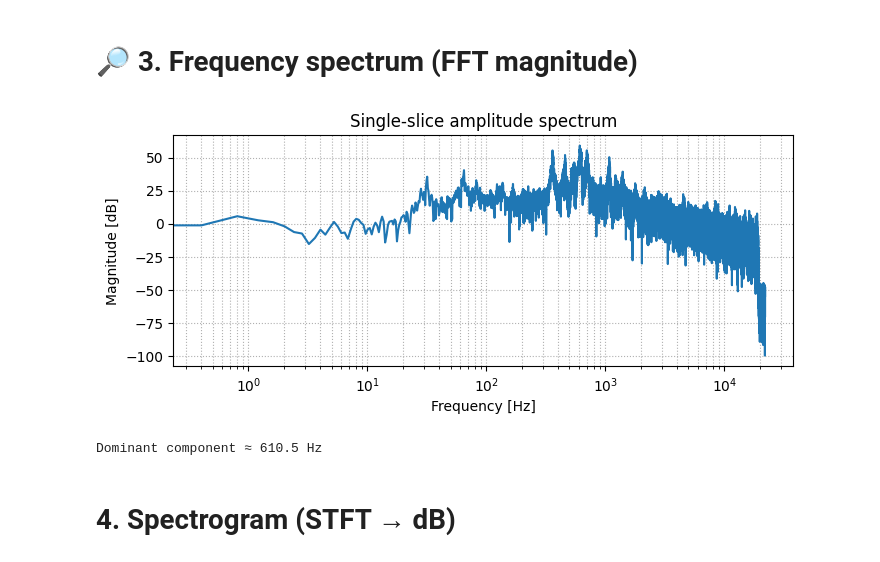
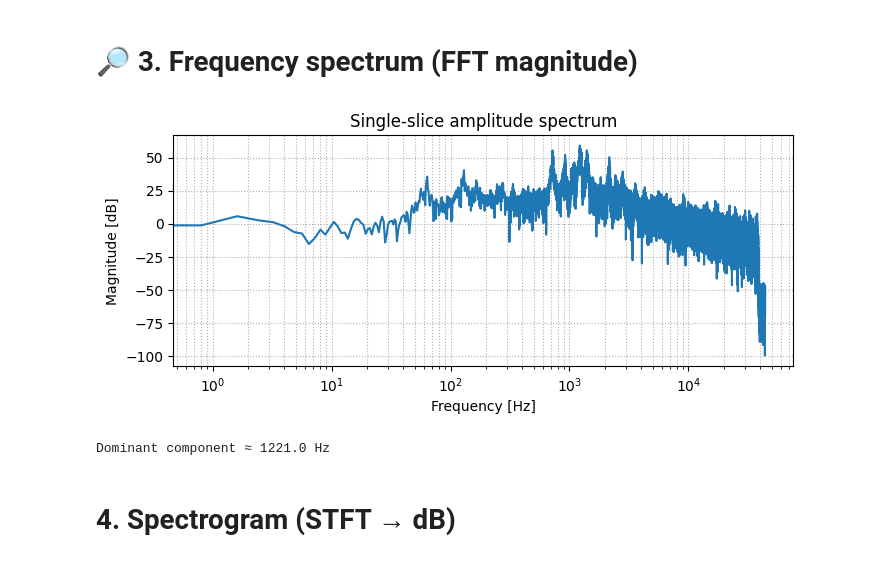
Before and after one commit to olaoluwaolu/ML-Biomed, a Jupyter notebook: module2/Module 02 Implementation.ipynb, the cells around one changed output. Cells and saved outputs as stored; diff of their text form; code cells hidden in the pictures.

```diff
--- a/module2/Module 02 Implementation.ipynb
+++ b/module2/Module 02 Implementation.ipynb
@@ -48,24 +48,26 @@ plt.show()
 # %%
 #@title FFT & log-magnitude plot
 import torch.fft as fft
 
 win = torch.hann_window(len(samples)) #find the fft of windowed data
 spec = fft.rfft(samples*win)                     # real-FFT
 mag  = torch.abs(spec)
-freq = torch.linspace(0, sr, mag.numel())
+freq = torch.linspace(0, sr/2, mag.numel()) #remove the unnecessary second half
+#frequency data
 
+#plot freq spectrum
 plt.figure(figsize=(8,3))
 plt.semilogx(freq, 20*torch.log10(mag+1e-8))
 plt.title("Single-slice amplitude spectrum")
 plt.xlabel("Frequency [Hz]"); plt.ylabel("Magnitude [dB]")
 plt.grid(True, which="both", ls=":")
 plt.show()
 
 peak_f = freq[mag.argmax()].item()
 print(f"Dominant component ≈ {peak_f:.1f} Hz")
 # %% [output]
-[figure, old version]
+[figure, new version]
-Dominant component ≈ 610.5 Hz
+Dominant component ≈ 1221.0 Hz
 # %% [markdown]
 # **4. Spectrogram (STFT → dB)**
 # %%
```
